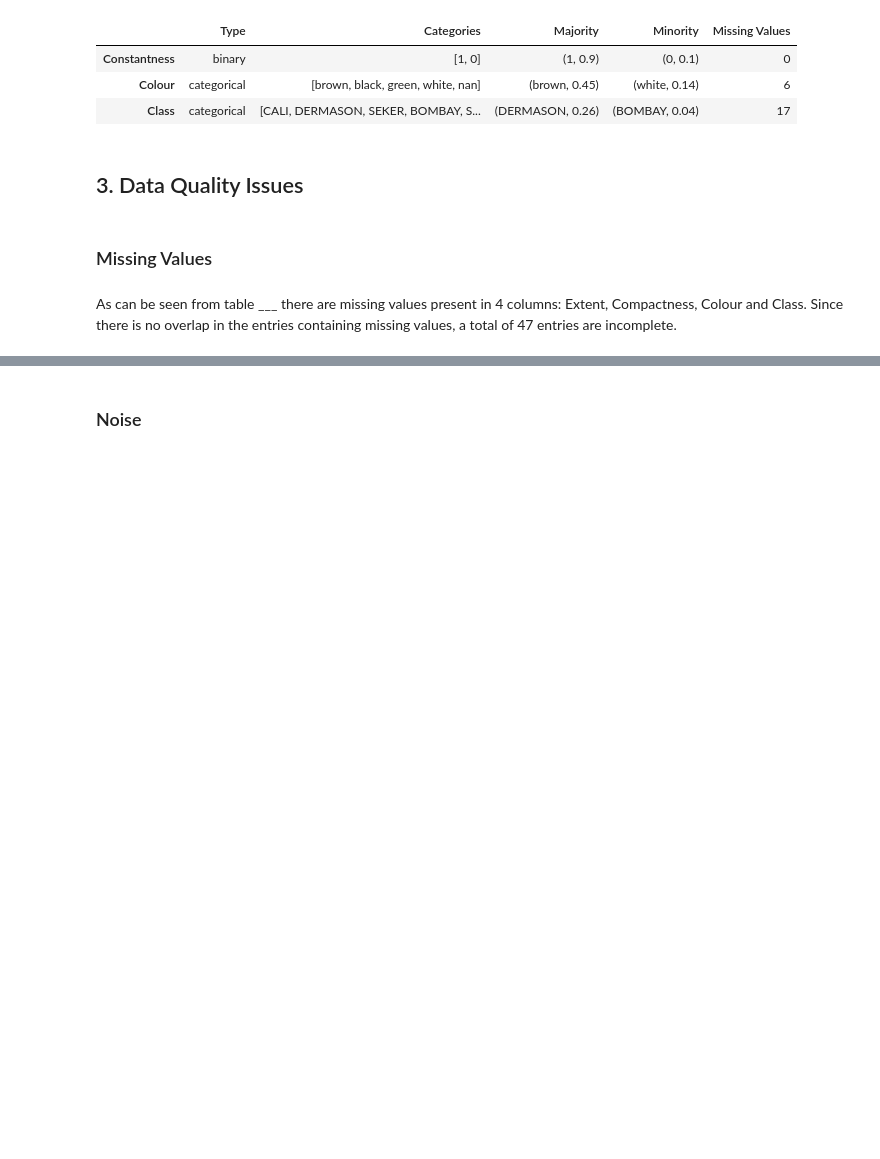
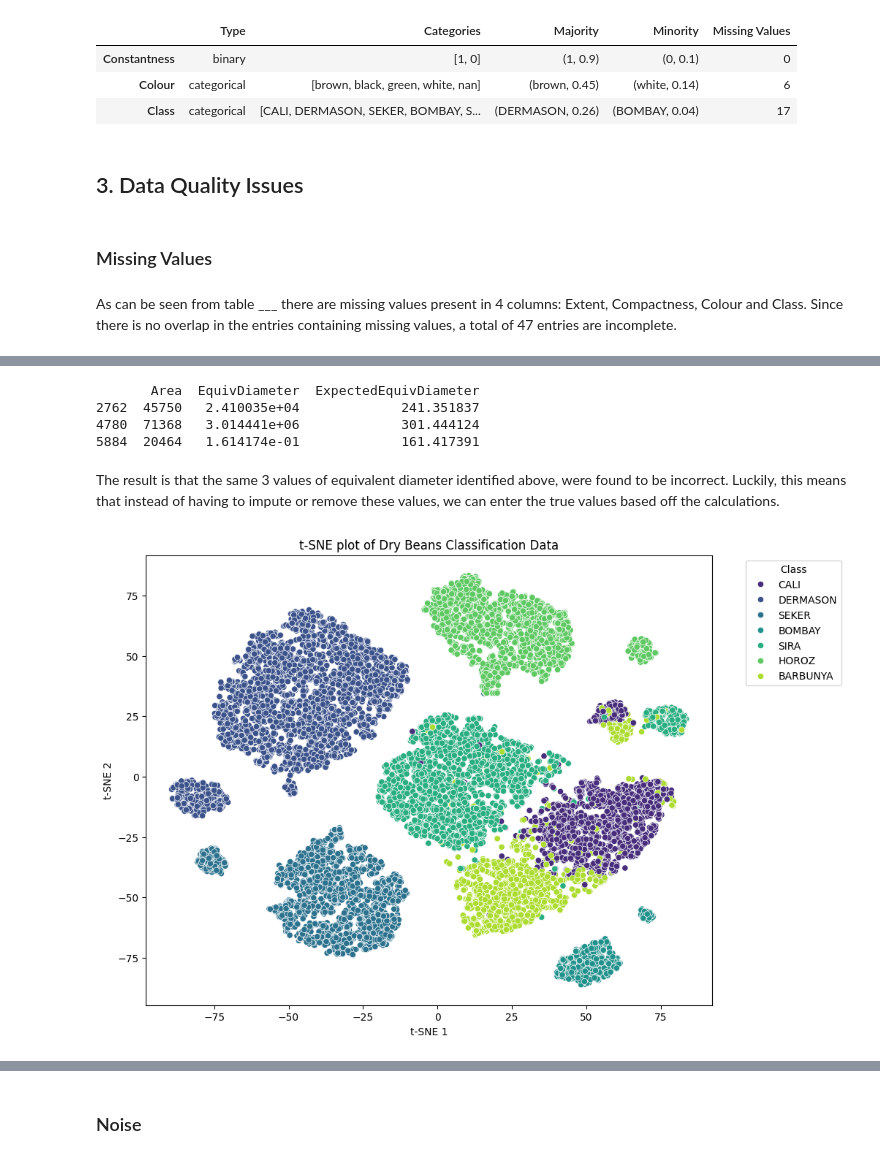
Before and after one commit to MaxiMillionare/ML-Assignment-1, a Jupyter notebook: assignment_1.ipynb, the cells around one changed output, grey strips where cells are left out. Drawn from its saved outputs; the diff is of its cells as text; code cells hidden in the pictures; blank space fills up the shorter version.

```diff
--- a/assignment_1.ipynb
+++ b/assignment_1.ipynb
@@ -113,0 +126,48 @@ As can be seen from table \_\_\_ there are missing values present in 4 columns:
+# %%
+# Calculated derived
+df_fixed = df.copy()
+df_fixed['ExpectedEquivDiameter'] = np.sqrt((4 * df_fixed['Area']) / np.pi)
+incorrect_values = df_fixed[df_fixed['EquivDiameter'].round(4) != df_fixed['ExpectedEquivDiameter'].round(4)]
+print(incorrect_values[['Area', 'EquivDiameter', 'ExpectedEquivDiameter']])
+df_fixed['EquivDiameter'] = df_fixed['ExpectedEquivDiameter']
+df_fixed = df_fixed.drop(columns=['ExpectedEquivDiameter'])
+# %% [output]
+       Area  EquivDiameter  ExpectedEquivDiameter
+2762  45750   2.410035e+04             241.351837
+4780  71368   3.014441e+06             301.444124
+5884  20464   1.614174e-01             161.417391
+# %% [markdown]
+The result is that the same 3 values of equivalent diameter identified above, were found to be incorrect. Luckily, this means that instead of having to impute or remove these values, we can enter the true values based off the calculations.
+# %%
+# t-SNE plot of the data
+
+df_tsne = df_fixed.dropna()
+
+# Separate features and labels
+X = df_tsne.drop(columns=['Class'])  # Assuming 'Class' is the column with the labels
+X = pd.get_dummies(X)
+
+y = df_tsne['Class']
+
+# Standardize the features
+scaler = StandardScaler()
+X_scaled = scaler.fit_transform(X)
+
+# Apply t-SNE
+tsne = TSNE(n_components=2, random_state=42)
+X_tsne = tsne.fit_transform(X_scaled)
+
+# Create a DataFrame with t-SNE results and labels
+tsne_df = pd.DataFrame(data=X_tsne, columns=['t-SNE 1', 't-SNE 2'])
+tsne_df['Class'] = y.values
+
+# Plot with Seaborn
+plt.figure(figsize=(10, 8))
+sns.scatterplot(x='t-SNE 1', y='t-SNE 2', hue='Class', palette='viridis', data=tsne_df)
+plt.title("t-SNE plot of Dry Beans Classification Data")
+plt.xlabel("t-SNE 1")
+plt.ylabel("t-SNE 2")
+plt.legend(title='Class', bbox_to_anchor=(1.05, 1), loc='upper left')
+plt.show()
+# %% [output]
+[figure, added]
```
Also changed, not shown: parts of 56 cells of this notebook, 1 other file.
